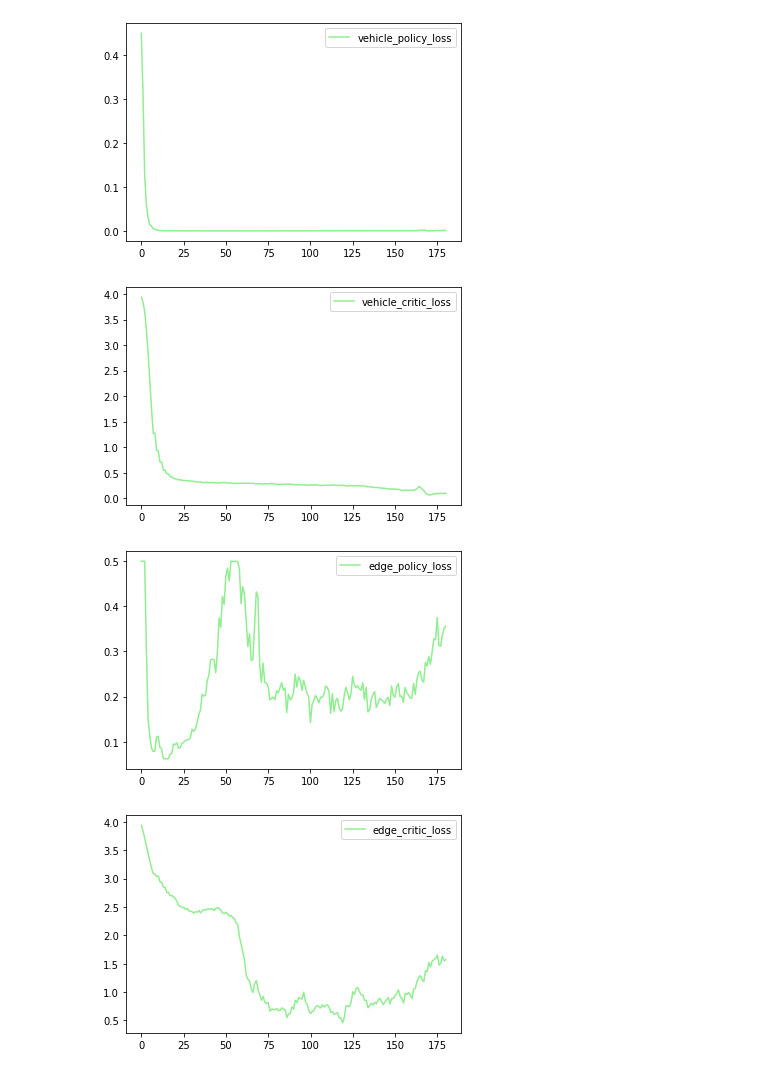
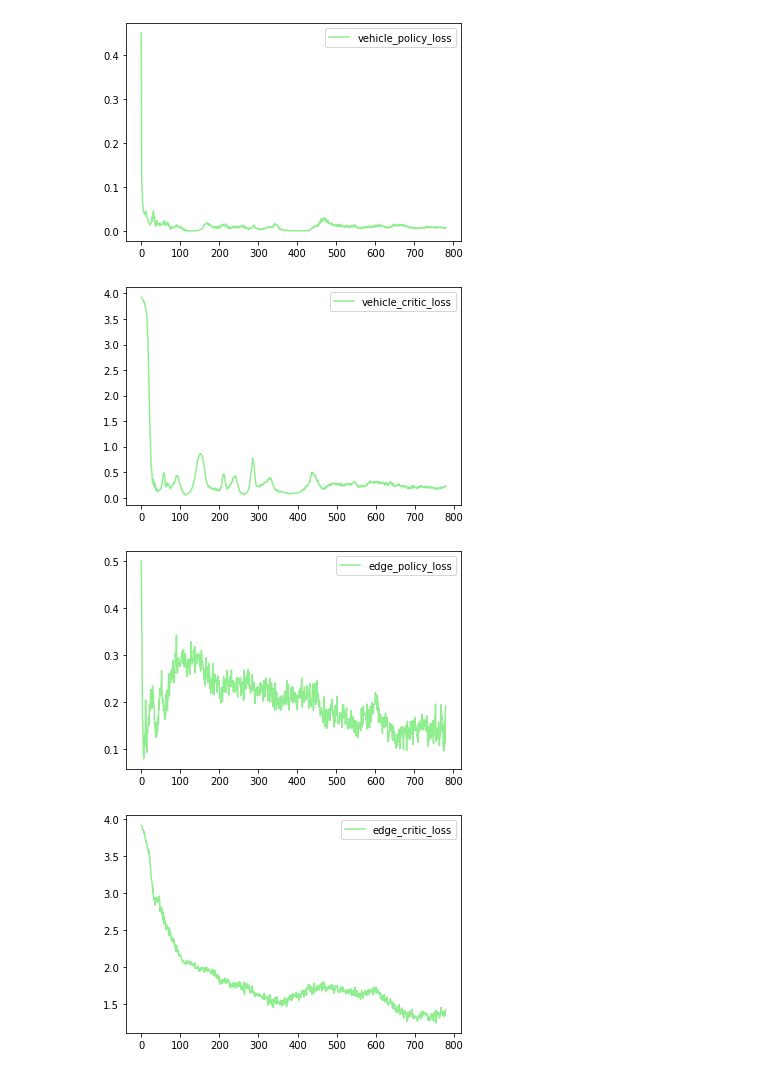
Before and after one commit to neardws/MAMO-Deep-Reinforcement-Learning, a Jupyter notebook: Draw/draw_results.ipynb, the cells around one changed output. Drawn from its saved outputs; the diff is of its cells as text; code cells hidden in the pictures.

```diff
--- a/Draw/draw_results.ipynb
+++ b/Draw/draw_results.ipynb
@@ -7,11 +7,13 @@ import numpy as np
 pd.set_option('display.max_rows', None)
 
 file_name = "/home/neardws/acme/5a619eb2-de9e-11ec-8223-04d9f5632a58/"
+file_name = "/home/neardws/acme/ef63446a-df26-11ec-b852-04d9f5632a58/"
+file_name = "/home/neardws/acme/ee9185c2-dfb9-11ec-98f0-04d9f5632a58/"
 
 loss_file_name = file_name + "logs/learner/logs.csv"
 returns_file_name = file_name + "logs/evaluator/logs.csv"
 
-loss_df = pd.read_csv(loss_file_name, names=["edge_critic_loss", "edge_policy_loss", "evaluator_episodes", "evaluator_steps", "learner_steps", "learner_walltime", "vehicle_critic_loss", "vehicle_policy_loss"], header=0)
+loss_df = pd.read_csv(loss_file_name, names=["actor_episodes", "actor_steps", "edge_critic_loss", "edge_policy_loss", "learner_steps", "learner_walltime", "vehicle_critic_loss", "vehicle_policy_loss"], header=0)
 
 vehicle_policy_loss = loss_df["vehicle_policy_loss"].values.tolist()
 epoch_index = [i for i in range(len(vehicle_policy_loss))]
@@ -34,7 +36,7 @@ plt.plot(epoch_index, edge_critic_loss, '-', color='lightgreen', label='edge_cri
 plt.legend(loc="best")  # 图例
 plt.show()
 
-returns_df = pd.read_csv(returns_file_name, names=["episode_length", "episode_return", "evaluator_episodes", "evaluator_steps", "label", "steps_per_second"], header=0)
+returns_df = pd.read_csv(returns_file_name, names=["actor_episodes", "actor_steps", "episode_length", "episode_return", "evaluator_episodes", "evaluator_steps", "label", "learner_steps", "learner_walltime", "steps_per_second"], header=0)
 episode_return = returns_df["episode_return"].values
 returns = np.zeros(shape=(len(episode_return), 12))
 
@@ -58,34 +60,34 @@ v3_return = returns[:, 2].tolist()
 v4_return = returns[:, 3].tolist()
 v5_return = returns[:, 4].tolist()
 v6_return = returns[:, 5].tolist()
 v7_return = returns[:, 6].tolist()
 v8_return = returns[:, 7].tolist()
 v9_return = returns[:, 8].tolist()
 v10_return = returns[:, 9].tolist()
 plt.plot(epoch_index, v1_return, '-', color='lightgreen', label='v1')
 plt.plot(epoch_index, v2_return, '-', color='deepskyblue', label='v2')
 plt.plot(epoch_index, v3_return, '-', color='midnightblue', label='v3')
 plt.plot(epoch_index, v4_return, '-', color='pink', label='v4')
 plt.plot(epoch_index, v5_return, '-', color='coral', label='v5')
 plt.plot(epoch_index, v6_return, '-', color='gray', label='v6')
 plt.plot(epoch_index, v7_return, '-', color='darkred', label='v7')
 plt.plot(epoch_index, v8_return, '-', color='orange', label='v8')
 plt.plot(epoch_index, v9_return, '-', color='blueviolet', label='v9')
 plt.plot(epoch_index, v10_return, '-', color='black', label='v10')
 plt.legend(loc="best")  # 图例
 plt.show()
 
 edge_return = returns[:, 10].tolist()
 plt.plot(epoch_index, edge_return, '-', color='lightgreen', label='edge')
 plt.legend(loc="best")  # 图例
 plt.show()
 
 global_return = returns[:, 11].tolist()
 plt.plot(epoch_index, global_return, '-', color='lightgreen', label='global')
 plt.legend(loc="best")  # 图例
 plt.show()
 # %% [output]
-[figure, old version]
+[figure, new version]
-[figure, old version]
+[figure, new version]
-[figure, old version]
+[figure, new version]
-[figure, old version]
+[figure, new version]
```
Also changed, not shown: parts of 1 cell of this notebook, 21 other files.
